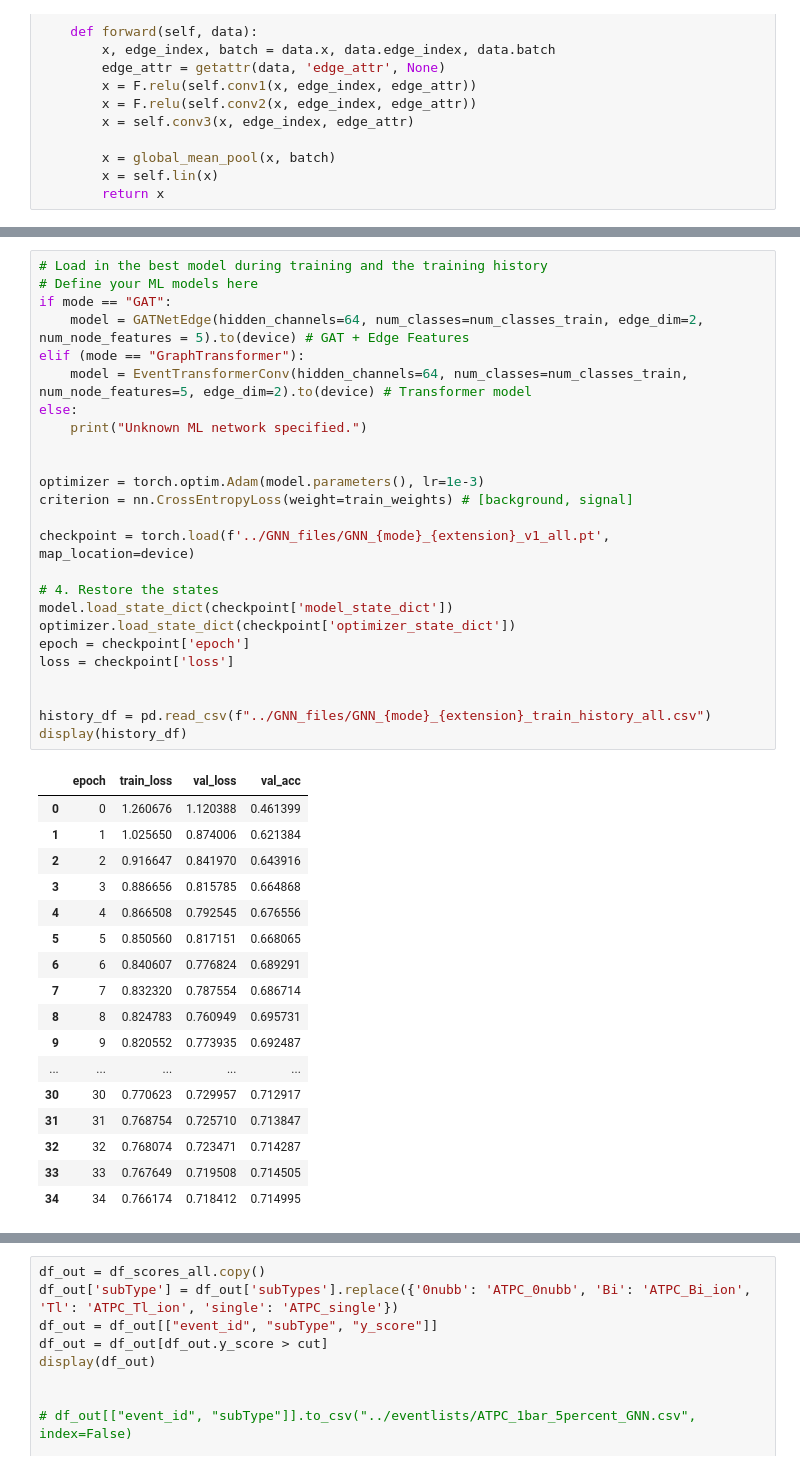
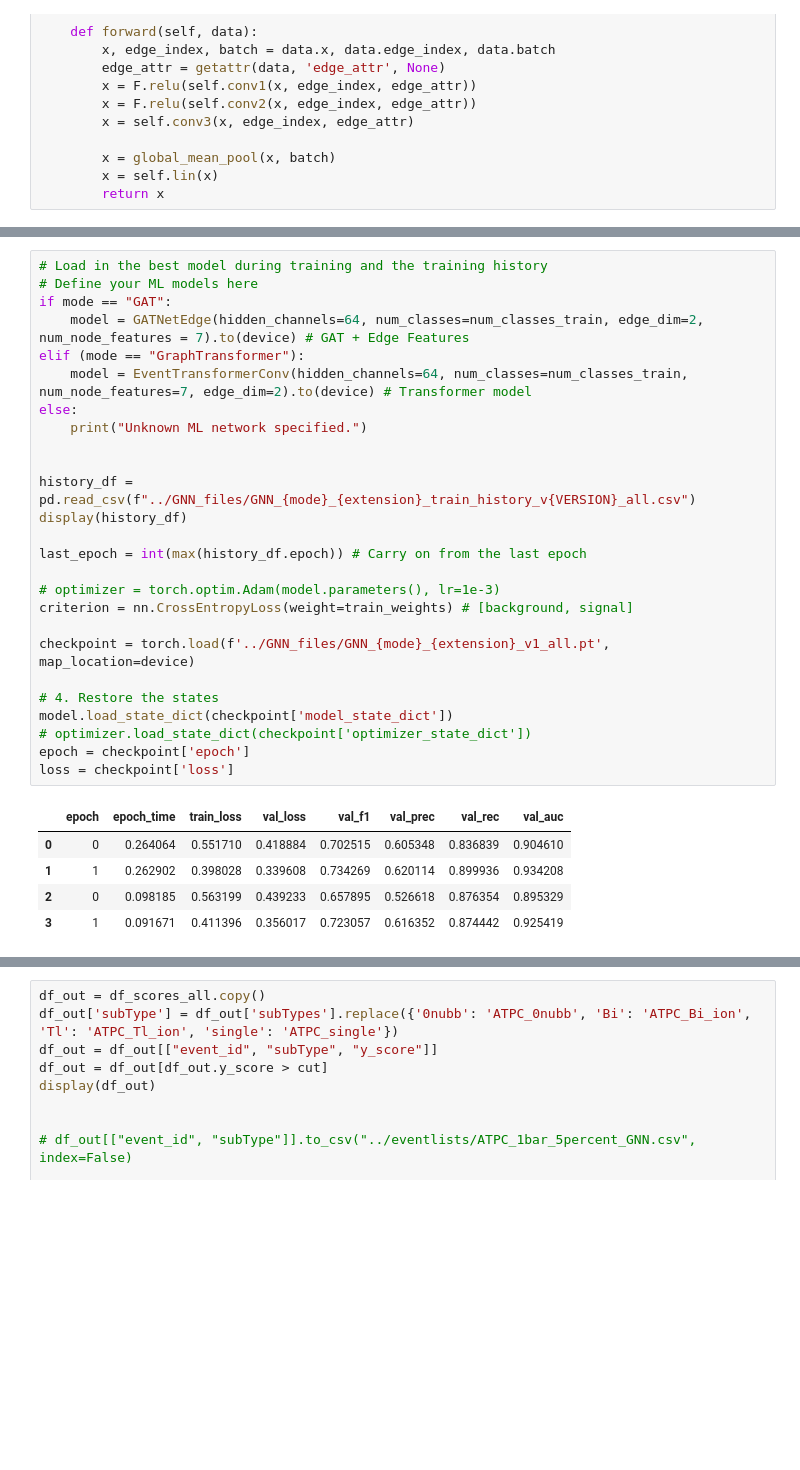
Before and after one commit to kvjmistry/ATPC, a Jupyter notebook: notebooks/ML_GNNMemoryOpt.ipynb, the cells around one changed output, grey strips where cells are left out. Saved outputs shown, nothing was run; the diff lists cells and outputs as text; blank space fills up the shorter version.

Commit message:
GNN version that scales better

```diff
--- a/notebooks/ML_GNNMemoryOpt.ipynb
+++ b/notebooks/ML_GNNMemoryOpt.ipynb
@@ -517,44 +471,33 @@ KeyboardInterrupt
 # %%
 # Load in the best model during training and the training history
 # Define your ML models here
 if mode == "GAT":
-    model = GATNetEdge(hidden_channels=64, num_classes=num_classes_train, edge_dim=2, num_node_features = 5).to(device) # GAT + Edge Features
+    model = GATNetEdge(hidden_channels=64, num_classes=num_classes_train, edge_dim=2, num_node_features = 7).to(device) # GAT + Edge Features
 elif (mode == "GraphTransformer"):
-    model = EventTransformerConv(hidden_channels=64, num_classes=num_classes_train, num_node_features=5, edge_dim=2).to(device) # Transformer model
+    model = EventTransformerConv(hidden_channels=64, num_classes=num_classes_train, num_node_features=7, edge_dim=2).to(device) # Transformer model
 else:
     print("Unknown ML network specified.")
 
 
-optimizer = torch.optim.Adam(model.parameters(), lr=1e-3)
+history_df = pd.read_csv(f"../GNN_files/GNN_{mode}_{extension}_train_history_v{VERSION}_all.csv")
+display(history_df)
+
+last_epoch = int(max(history_df.epoch)) # Carry on from the last epoch
+
+# optimizer = torch.optim.Adam(model.parameters(), lr=1e-3)
 criterion = nn.CrossEntropyLoss(weight=train_weights) # [background, signal]
 
 checkpoint = torch.load(f'../GNN_files/GNN_{mode}_{extension}_v1_all.pt', map_location=device)
 
 # 4. Restore the states
 model.load_state_dict(checkpoint['model_state_dict'])
-optimizer.load_state_dict(checkpoint['optimizer_state_dict'])
+# optimizer.load_state_dict(checkpoint['optimizer_state_dict'])
 epoch = checkpoint['epoch']
 loss = checkpoint['loss']
-
-
-history_df = pd.read_csv(f"../GNN_files/GNN_{mode}_{extension}_train_history_all.csv")
-display(history_df)
 # %% [output]
-|  | epoch | train_loss | val_loss | val_acc |
-| 0 | 0 | 1.260676 | 1.120388 | 0.461399 |
-| 1 | 1 | 1.025650 | 0.874006 | 0.621384 |
-| 2 | 2 | 0.916647 | 0.841970 | 0.643916 |
-| 3 | 3 | 0.886656 | 0.815785 | 0.664868 |
-| 4 | 4 | 0.866508 | 0.792545 | 0.676556 |
-| 5 | 5 | 0.850560 | 0.817151 | 0.668065 |
-| 6 | 6 | 0.840607 | 0.776824 | 0.689291 |
-| 7 | 7 | 0.832320 | 0.787554 | 0.686714 |
-| 8 | 8 | 0.824783 | 0.760949 | 0.695731 |
-| 9 | 9 | 0.820552 | 0.773935 | 0.692487 |
-| ... | ... | ... | ... | ... |
-| 30 | 30 | 0.770623 | 0.729957 | 0.712917 |
-| 31 | 31 | 0.768754 | 0.725710 | 0.713847 |
-| 32 | 32 | 0.768074 | 0.723471 | 0.714287 |
-| 33 | 33 | 0.767649 | 0.719508 | 0.714505 |
-| 34 | 34 | 0.766174 | 0.718412 | 0.714995 |
+|  | epoch | epoch_time | train_loss | val_loss | val_f1 | val_prec | val_rec | val_auc |
+| 0 | 0 | 0.264064 | 0.551710 | 0.418884 | 0.702515 | 0.605348 | 0.836839 | 0.904610 |
+| 1 | 1 | 0.262902 | 0.398028 | 0.339608 | 0.734269 | 0.620114 | 0.899936 | 0.934208 |
+| 2 | 0 | 0.098185 | 0.563199 | 0.439233 | 0.657895 | 0.526618 | 0.876354 | 0.895329 |
+| 3 | 1 | 0.091671 | 0.411396 | 0.356017 | 0.723057 | 0.616352 | 0.874442 | 0.925419 |
 # %%
```
Also changed, not shown: parts of 14 cells of this notebook.
